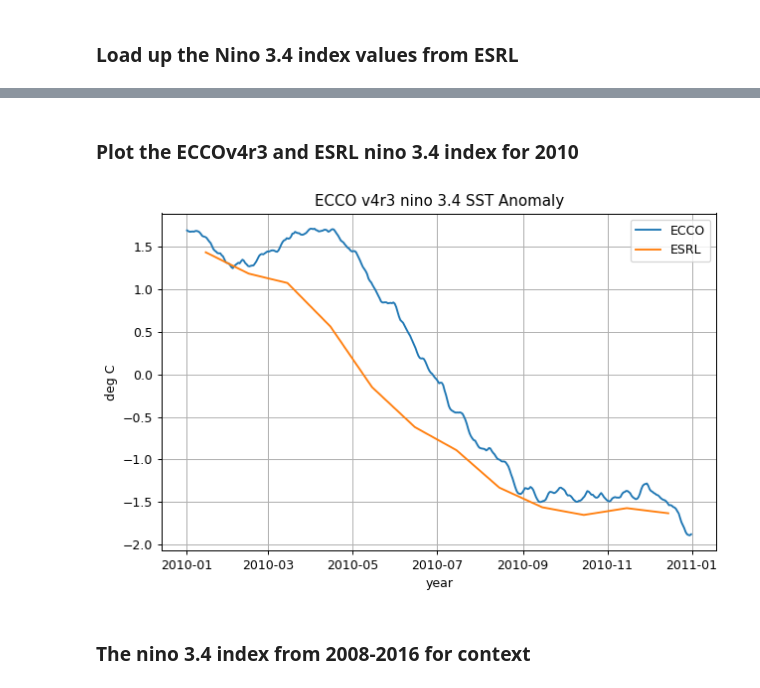
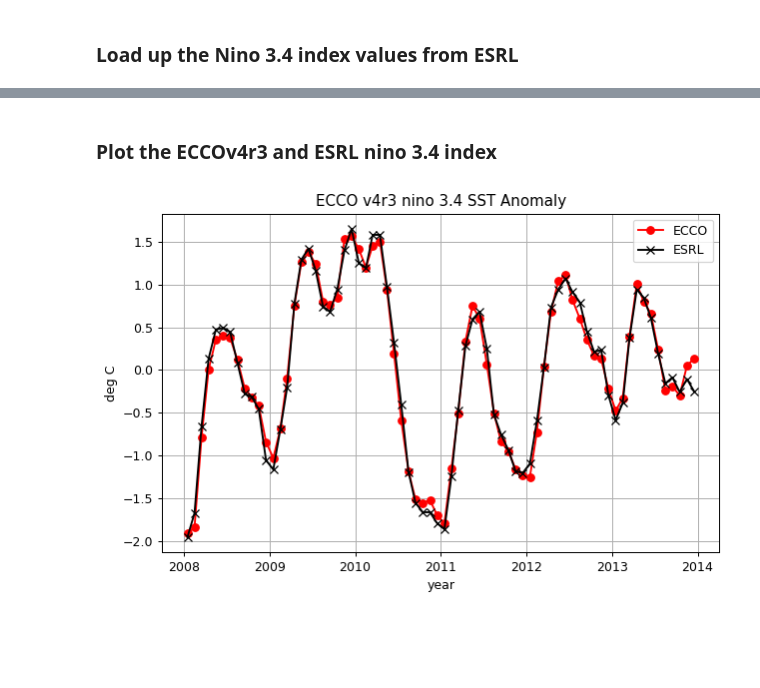
Before and after one commit to ECCO-GROUP/ECCO-v4-Python-Tutorial, a Jupyter notebook: Tutorials_as_Jupyter_Notebooks/ECCO_v4_Example_calculations_with_scalar_quantities.ipynb, the cells around one changed output, grey strips where cells are left out. Cells and saved outputs as stored; diff of their text form; code cells hidden in the pictures; blank space fills up the shorter version.

```diff
--- a/Tutorials_as_Jupyter_Notebooks/ECCO_v4_Example_calculations_with_scalar_quantities.ipynb
+++ b/Tutorials_as_Jupyter_Notebooks/ECCO_v4_Example_calculations_with_scalar_quantities.ipynb
@@ -49,18 +42,19 @@ ECCO_dir = base_dir + '/eccov4r3_native_grid_netcdf/'
 # %%
 ## Load the model grid
-grid_dir= ECCO_dir + '/grid/'
+grid_dir= ECCO_dir + '/nctiles_grid/'
 
-ecco_grid = xr.open_dataset(grid_dir + 'ECCOv4r3_grid.nc')
+ecco_grid = ecco.load_ecco_grid_nc(grid_dir, k_subset=[0])
 
 ## Load one year of 2D daily data, SSH, SST, and SSS
-day_mean_dir= ECCO_dir + 'day_mean/'
+data_dir= ECCO_dir + '/nctiles_monthly'
 
-ecco_vars = ecco.recursive_load_ecco_var_from_years_nc(day_mean_dir, \
+ecco_vars = ecco.recursive_load_ecco_var_from_years_nc(data_dir, \
                                            vars_to_load=['SSH','THETA'], \
-                                           years_to_load=2010)
-
+                                           years_to_load = range(2008,2014), \
+                                           k_subset=[0])
 ## Merge the ecco_grid with the ecco_vars to make the ecco_ds
 ecco_ds = xr.merge((ecco_grid , ecco_vars))
+
 # load the ecco_ds into memory (xarray's Dask is not helpful when we only need to load a few fields)
 ecco_ds.load()
 # %% [output]
@@ -88,4 +82 @@ Data variables:
     SSH        (time, tile, j, i) float32 0.0 0.0 0.0 0.0 ... 0.0 0.0 0.0 0.0
-# %%
-# This file was discovered to have a problem on stampede2 and Python 3.  Set some bad values to nan.
-ecco_ds.SSH.values[ecco_ds.SSH.values < -1000] = np.nan
@@ -381,10 +358,8 @@ Now we will repeat the last exercise but split the analysis into two 12 year epo
 lat_bounds = np.logical_and(ecco_ds.YC >= -5, ecco_ds.YC <= 5)
 lon_bounds = np.logical_and(ecco_ds.XC >= -170, ecco_ds.XC <= -120)
 
-SST = ecco_ds.THETA
-
+SST = ecco_ds.THETA.isel(k=0)
 SST_masked=SST.where(np.logical_and(lat_bounds, lon_bounds))
-#SST_masked
 # %%
 plt.figure(figsize=(12,5), dpi= 90)
 
@@ -439,14 +405,30 @@ array([datetime.datetime(2010, 1, 15, 0, 0),
+# %%
+# https://www.esrl.noaa.gov/psd/gcos_wgsp/Timeseries/Nino34/
+# https://www.esrl.noaa.gov/psd/gcos_wgsp/Timeseries/Data/nino34.long.anom.data
+# NINA34
+# 5N-5S 170W-120W
+# HadISST
+#  Anomaly from 1981-2010
+#  units=degC
+
+nino34_2008_2013 = \
+         [24.79 ,  25.07 ,  26.09 ,  26.88 , 27.22 ,  27.24 , 27.19 , 26.83 ,  26.47 , \
+          26.43 ,  26.29 ,  25.69 ,  25.58 , 26.05 ,  26.54 , 27.52 , 28.04 ,  28.17 ,  27.91 , \
+          27.49 ,  27.43 ,  27.69 ,  28.15 , 28.40 ,  28.00 , 27.94 , 28.33 ,  28.33 ,  27.72 , \
+          27.07 ,  26.34 ,  25.55 ,  25.19 , 25.08 ,  25.08 , 24.95 , 24.88 ,  25.50 ,  26.27 , \
+          27.03 ,  27.34 ,  27.43 ,  27.00 , 26.22 ,  25.99 , 25.81 , 25.56 ,  25.54 ,  25.65 , \
+          26.15 ,  26.78 ,  27.48 ,  27.69 , 27.82 ,  27.66 , 27.54 , 27.19 ,  26.96 ,  26.98 , 26.45 , \
+          26.16 ,  26.36 ,  27.12 ,  27.69 , 27.59 ,  27.36 , 26.94 , 26.59 ,  26.66 ,  26.49 , 26.64  , 26.50]
 # %% [markdown]
-### Plot the ECCOv4r3 and ESRL nino 3.4 index for 2010
+### Plot the ECCOv4r3 and ESRL nino 3.4 index
 # %%
 plt.figure(figsize=(8,5), dpi= 90)
-plt.plot(SST_nino_34_anom.time, SST_nino_34_anom, dt_array, nino_3p4_2010)
+plt.plot(SST_masked.time,SST_nino_34_anom - SST_nino_34_anom.mean(),'ro-')
+plt.plot(SST_masked.time, nino34_2008_2013 - np.mean(nino34_2008_2013),'kx-')
 plt.title('ECCO v4r3 nino 3.4 SST Anomaly');
 plt.legend(('ECCO','ESRL'))
 plt.ylabel('deg C');
 plt.xlabel('year');
 plt.grid()
 # %% [output]
-[figure, old version]
+[figure, new version]
-# %% [markdown]
-### The nino 3.4 index from 2008-2016 for context
```
Also changed, not shown: parts of 34 cells of this notebook, 39 other files.
